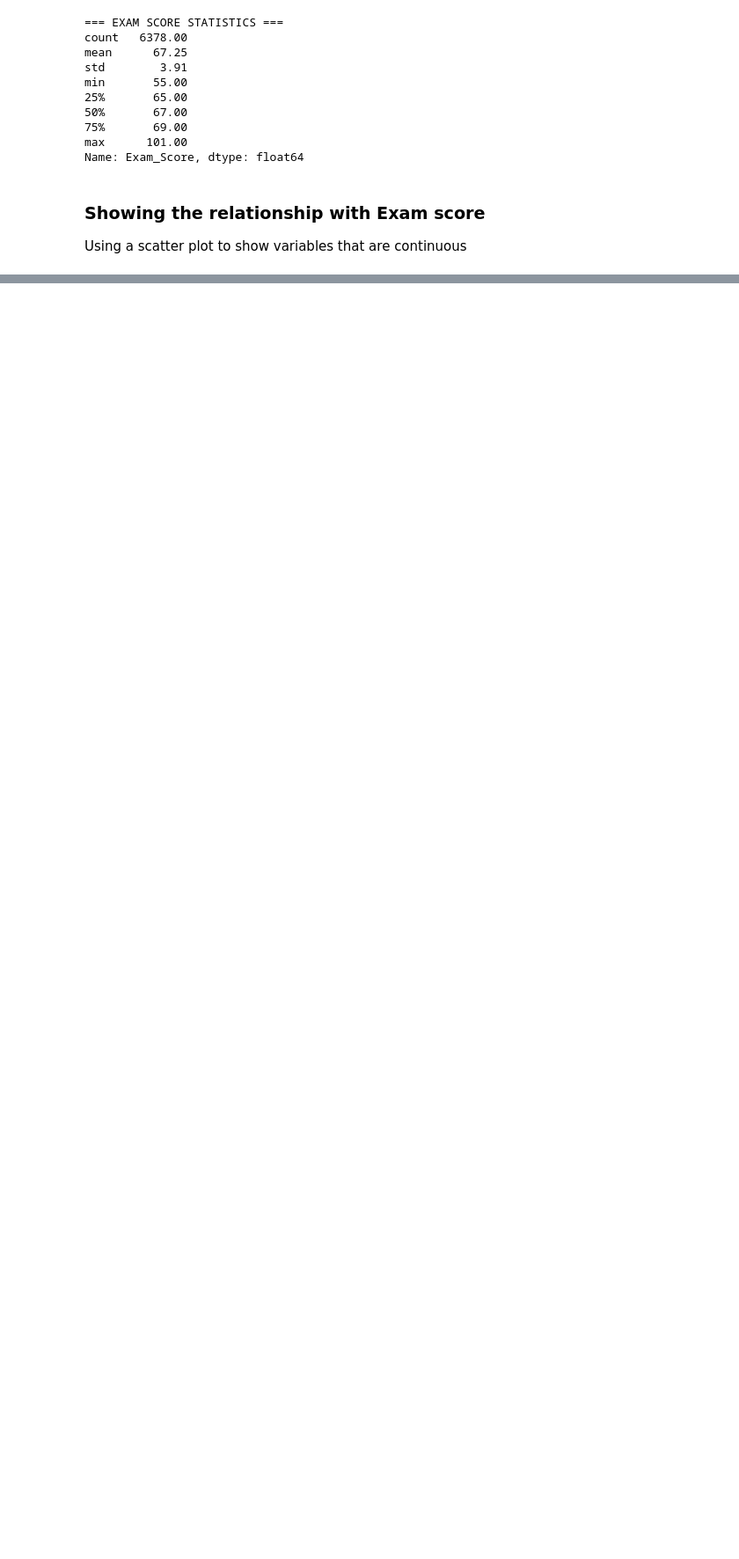
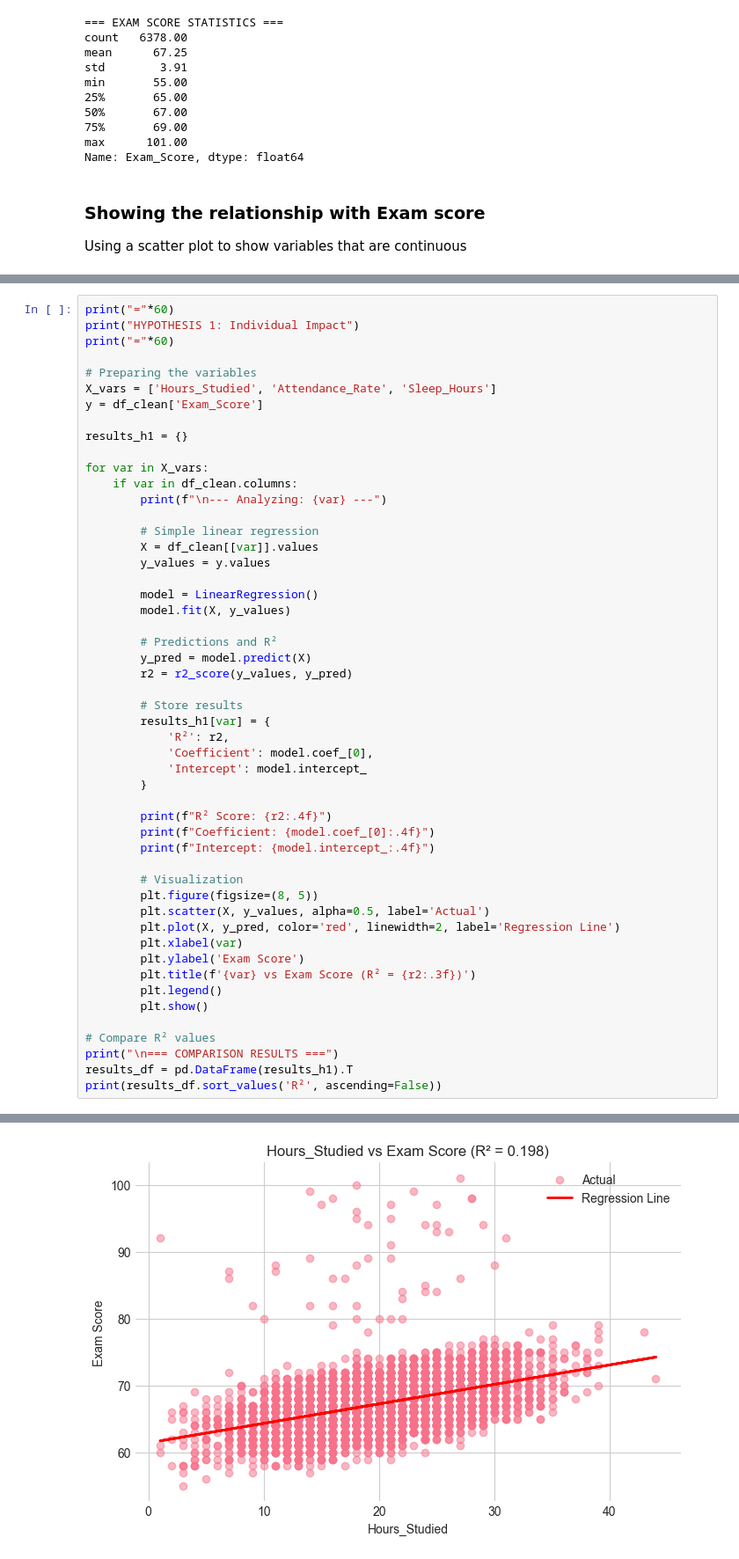
Before and after one commit to symemi115/Student-Performance-Factors, a Jupyter notebook: jupyter_notebooks/Notebook.ipynb, the cells around one changed output, grey strips where cells are left out. Shown at 88% size. Cells and saved outputs as stored; diff of their text form; blank space fills up the shorter version.

```diff
--- a/jupyter_notebooks/Notebook.ipynb
+++ b/jupyter_notebooks/Notebook.ipynb
@@ -396,0 +400,52 @@ plt.show()
+# %%
+print("="*60)
+print("HYPOTHESIS 1: Individual Impact")
+print("="*60)
+
+# Preparing the variables
+X_vars = ['Hours_Studied', 'Attendance_Rate', 'Sleep_Hours']
+y = df_clean['Exam_Score']
+
+results_h1 = {}
+
+for var in X_vars:
+    if var in df_clean.columns:
+        print(f"\n--- Analyzing: {var} ---")
+
+        # Simple linear regression
+        X = df_clean[[var]].values
+        y_values = y.values
+
+        model = LinearRegression()
+        model.fit(X, y_values)
+
+        # Predictions and R²
+        y_pred = model.predict(X)
+        r2 = r2_score(y_values, y_pred)
+
+        # Store results
+        results_h1[var] = {
+            'R²': r2,
+            'Coefficient': model.coef_[0],
+            'Intercept': model.intercept_
+        }
+
+        print(f"R² Score: {r2:.4f}")
+        print(f"Coefficient: {model.coef_[0]:.4f}")
+        print(f"Intercept: {model.intercept_:.4f}")
+
+        # Visualization
+        plt.figure(figsize=(8, 5))
+        plt.scatter(X, y_values, alpha=0.5, label='Actual')
+        plt.plot(X, y_pred, color='red', linewidth=2, label='Regression Line')
+        plt.xlabel(var)
+        plt.ylabel('Exam Score')
+        plt.title(f'{var} vs Exam Score (R² = {r2:.3f})')
+        plt.legend()
+        plt.show()
+
+# Compare R² values
+print("\n=== COMPARISON RESULTS ===")
+results_df = pd.DataFrame(results_h1).T
+print(results_df.sort_values('R²', ascending=False))
+# %% [output]
@@ -396,0 +460 @@ plt.show()
+[figure, added]
```
Also changed, not shown: parts of 4 cells of this notebook.
